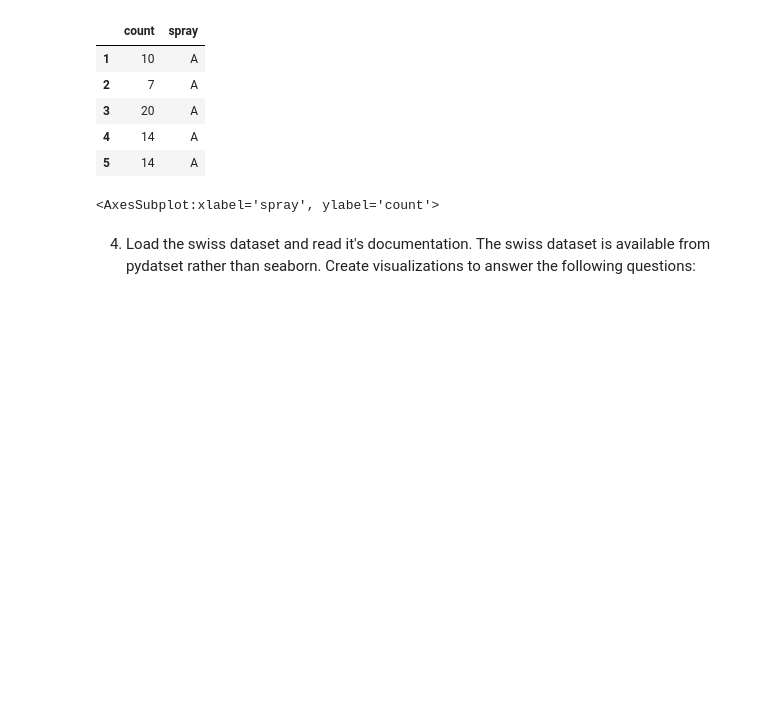
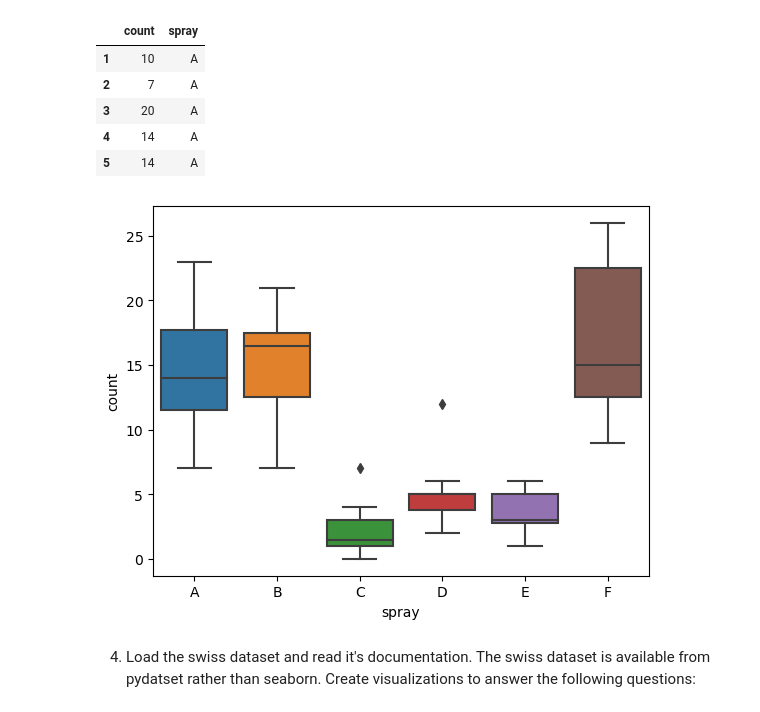
Before and after one commit to manuelparra1/data-science-libraries, a Jupyter notebook: seaborne_exercises.ipynb, the cells around one changed output. Drawn from its saved outputs; the diff is of its cells as text; code cells hidden in the pictures; blank space fills up the shorter version.

```diff
--- a/seaborne_exercises.ipynb
+++ b/seaborne_exercises.ipynb
@@ -225,7 +247,8 @@ bugs.head()
 # %%
-sns.boxplot(data=bugs,y="count",x="spray")
+sns.boxplot(data=bugs,x="spray",y="count")
+plt.show()
 # %% [output]
-<AxesSubplot:xlabel='spray', ylabel='count'>
+[figure, added]
 # %% [markdown]
 4. Load the swiss dataset and read it's documentation. The swiss dataset is available from pydatset rather than seaborn. Create visualizations to answer the following questions:
 # %%
```
Also changed, not shown: parts of 20 cells of this notebook.
